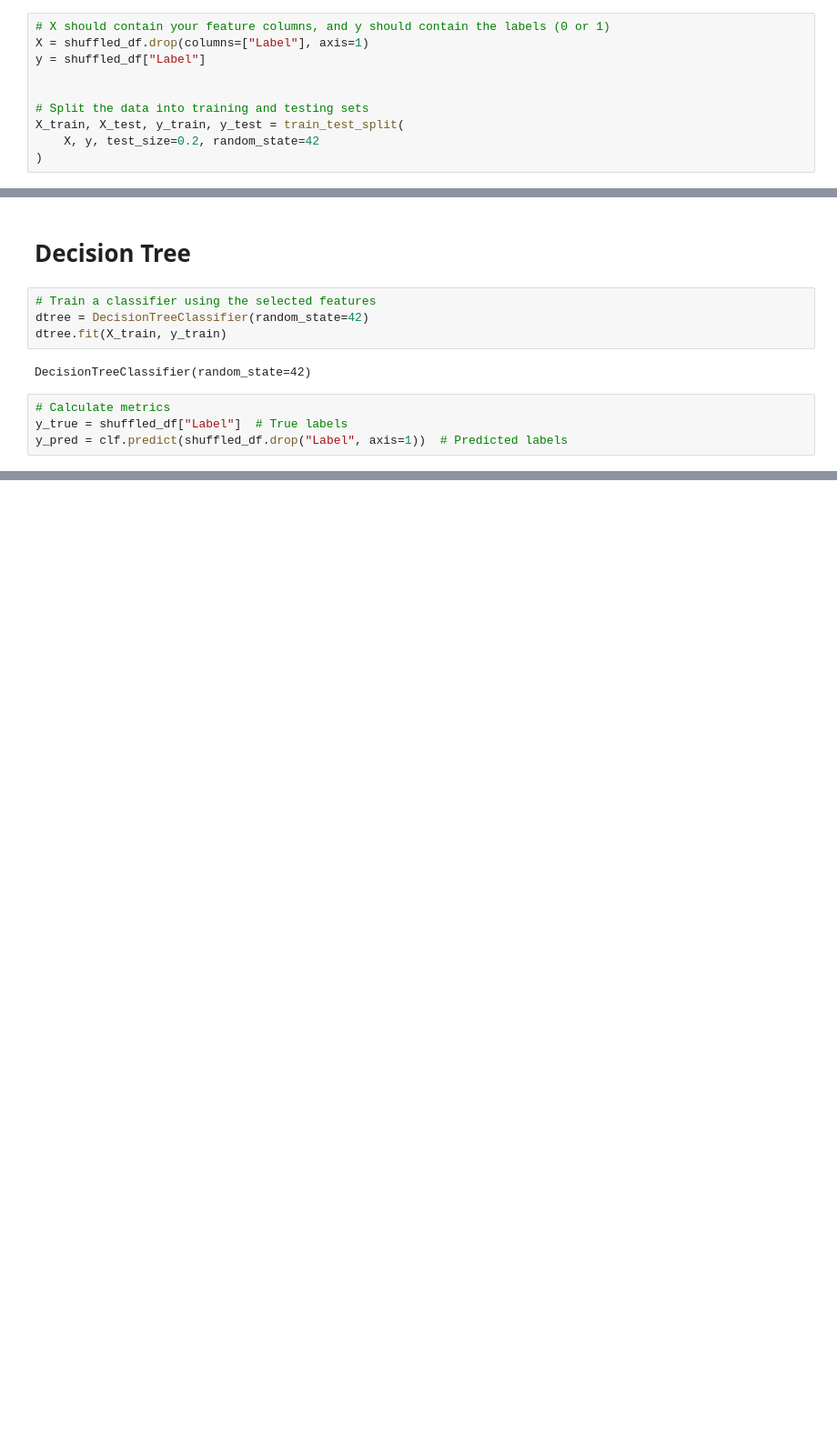
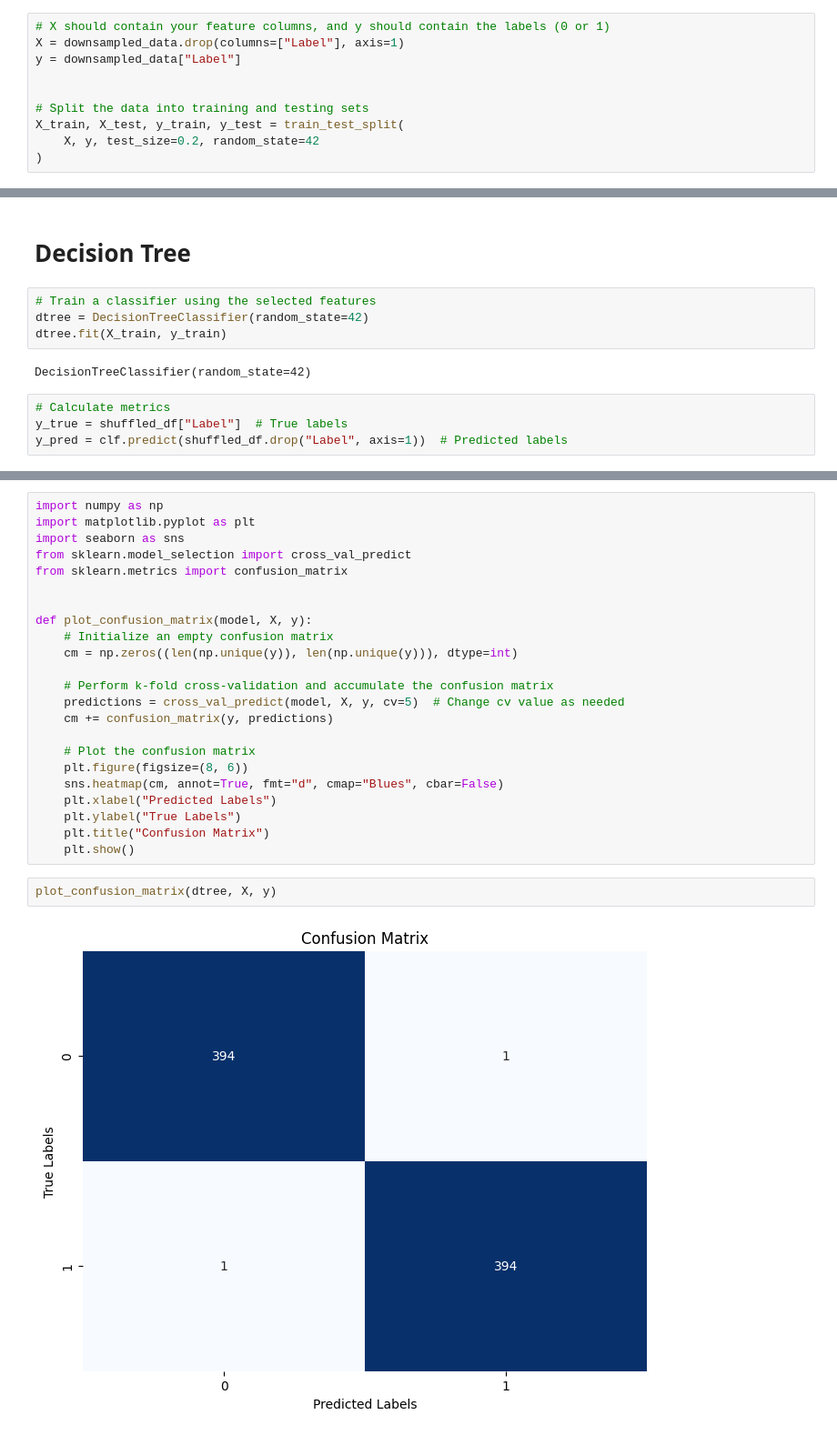
Before and after one commit to mundruid/cyber-ml, a Jupyter notebook: cyber_ml/blog_random_forest.ipynb, the cells around one changed output, grey strips where cells are left out. Shown at 91% size. Cells and saved outputs as stored; diff of their text form; blank space fills up the shorter version.

```diff
--- a/cyber_ml/blog_random_forest.ipynb
+++ b/cyber_ml/blog_random_forest.ipynb
@@ -128,8 +152,8 @@ shuffled_df = shuffled_df.dropna()
 - Test
 # %%
 # X should contain your feature columns, and y should contain the labels (0 or 1)
-X = shuffled_df.drop(columns=["Label"], axis=1)
-y = shuffled_df["Label"]
+X = downsampled_data.drop(columns=["Label"], axis=1)
+y = downsampled_data["Label"]
 
 
 # Split the data into training and testing sets
@@ -275,0 +191,27 @@ F1 Score: 1.0
+# %%
+import numpy as np
+import matplotlib.pyplot as plt
+import seaborn as sns
+from sklearn.model_selection import cross_val_predict
+from sklearn.metrics import confusion_matrix
+
+
+def plot_confusion_matrix(model, X, y):
+    # Initialize an empty confusion matrix
+    cm = np.zeros((len(np.unique(y)), len(np.unique(y))), dtype=int)
+
+    # Perform k-fold cross-validation and accumulate the confusion matrix
+    predictions = cross_val_predict(model, X, y, cv=5)  # Change cv value as needed
+    cm += confusion_matrix(y, predictions)
+
+    # Plot the confusion matrix
+    plt.figure(figsize=(8, 6))
+    sns.heatmap(cm, annot=True, fmt="d", cmap="Blues", cbar=False)
+    plt.xlabel("Predicted Labels")
+    plt.ylabel("True Labels")
+    plt.title("Confusion Matrix")
+    plt.show()
+# %%
+plot_confusion_matrix(dtree, X, y)
+# %% [output]
+[figure, added]
```
Also changed, not shown: parts of 18 cells of this notebook, 1 other file.
